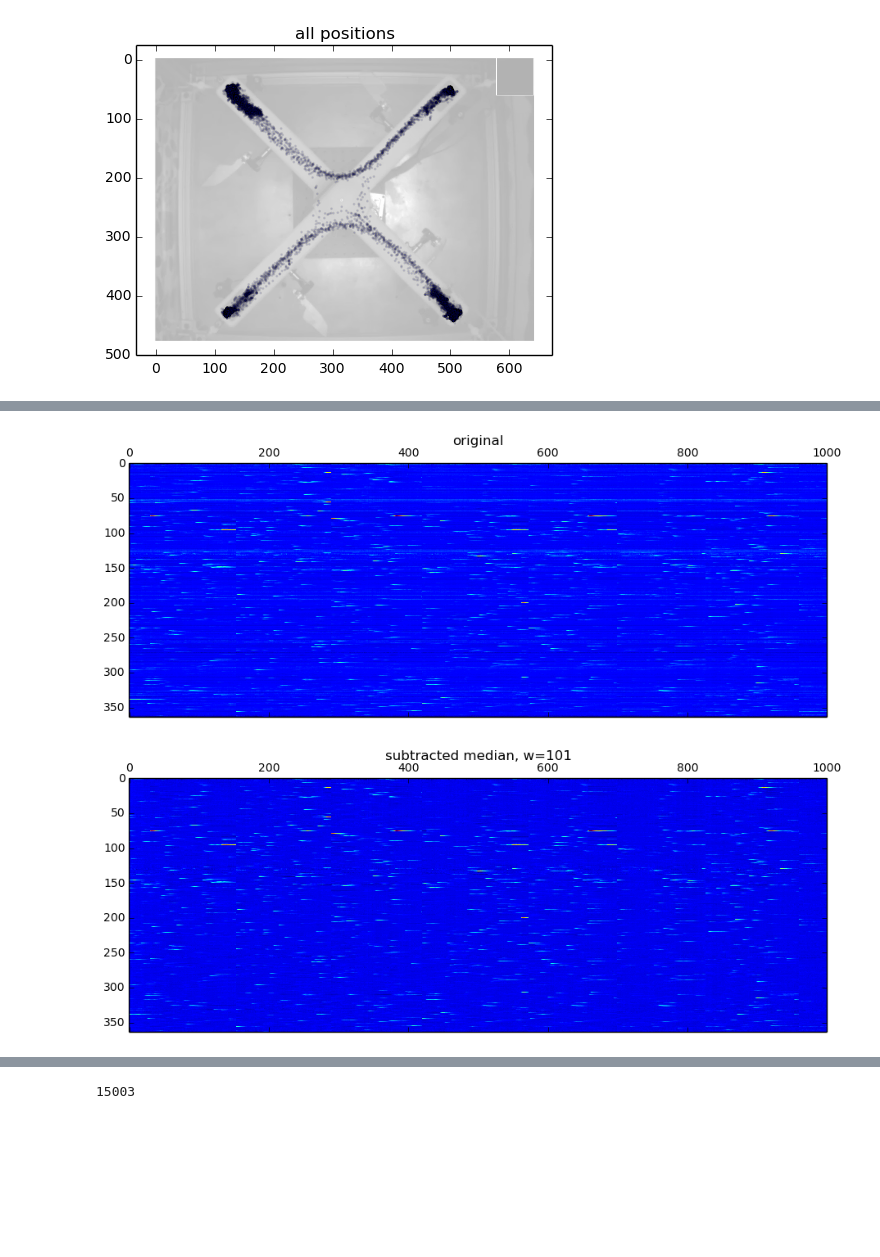
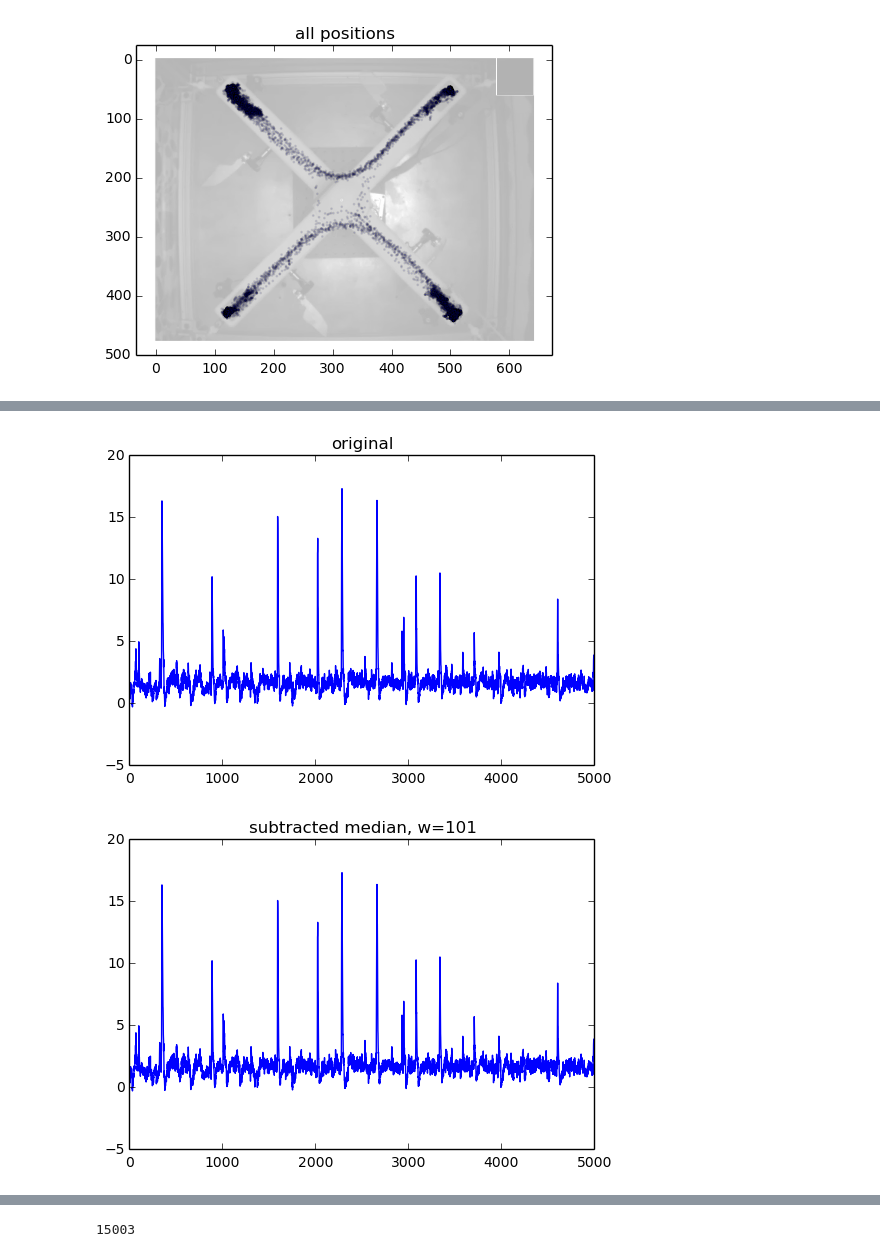
Before and after one commit to approbatory/funkcii, a Jupyter notebook: hpc_place_coding.ipynb, the cells around one changed output, grey strips where cells are left out. Cells and saved outputs as stored; diff of their text form; code cells hidden in the pictures; blank space fills up the shorter version.

```diff
--- a/hpc_place_coding.ipynb
+++ b/hpc_place_coding.ipynb
@@ -371,20 +446,20 @@ BdbQuit:
 import h5py
 import numpy as np
 
-matfile = h5py.File('../cm01/rec_160410-081144.mat','r')
+matfile = h5py.File('../hpc/assets/c14m4d15/cm01/rec_160410-081144.mat','r')
 traces = np.array(matfile.get('traces'))
 print 'loaded traces', traces.shape
 
 real_cells = np.array(
     ['not' not in line
-     for line in open('../cm01/class_160419-112532.txt').read().split('\n')
+     for line in open('../hpc/assets/c14m4d15/cm01/class_160419-112532.txt').read().split('\n')
      if 'cell' in line])
 real_traces = traces[real_cells,:]
 print 'confirmed cell traces', real_traces.shape
 
 xy_pos = np.array(
     [map(float,line.split(' '))
-     for line in open('../_data/c14m4d15_ti2.xy').read().split('\n')
+     for line in open('../hpc/assets/c14m4d15/_data/c14m4d15_ti2.xy').read().split('\n')
      if ' ' in line])
 print 'xy positions per frame', xy_pos.shape
 # %% [output]
@@ -629,8 +704,8 @@ def map_transients(trans_dict, pos, maxind=1e6, colorfunc=lambda x: 'black', tit
 #fun with peak detection
 import scipy.signal as sig
 
-def viz(traces, upto=1000, title='no title'):
-    plt.matshow(traces[:,:upto])
+def viz(traces, upto=5000, title='no title'):
+    plt.plot(traces[:upto])
     plt.title(title)
 def subtract_median_window(traces, window_size=101):
     return traces - sig.medfilt(traces, [1,window_size])
@@ -707,15 +794,15 @@ buf
 %matplotlib inline
 # %%
 #peak detection testing
-transients = np.copy(real_traces)
+transients = np.copy(real_traces)[25][:,None]
 viz(transients, title='original')
 # %% [output]
-[figure, old version]
+[figure, new version]
 # %%
 transients_sub_med = subtract_median_window(transients)
 viz(transients_sub_med, title='subtracted median, w=101')
 # %% [output]
-[figure, old version]
+[figure, new version]
 # %%
 transients_cleaned = sliding_average(transients_sub_med)
 viz(transients_cleaned, title='performed average w=3')
```
Also changed, not shown: parts of 10 cells of this notebook, 2 other files.
